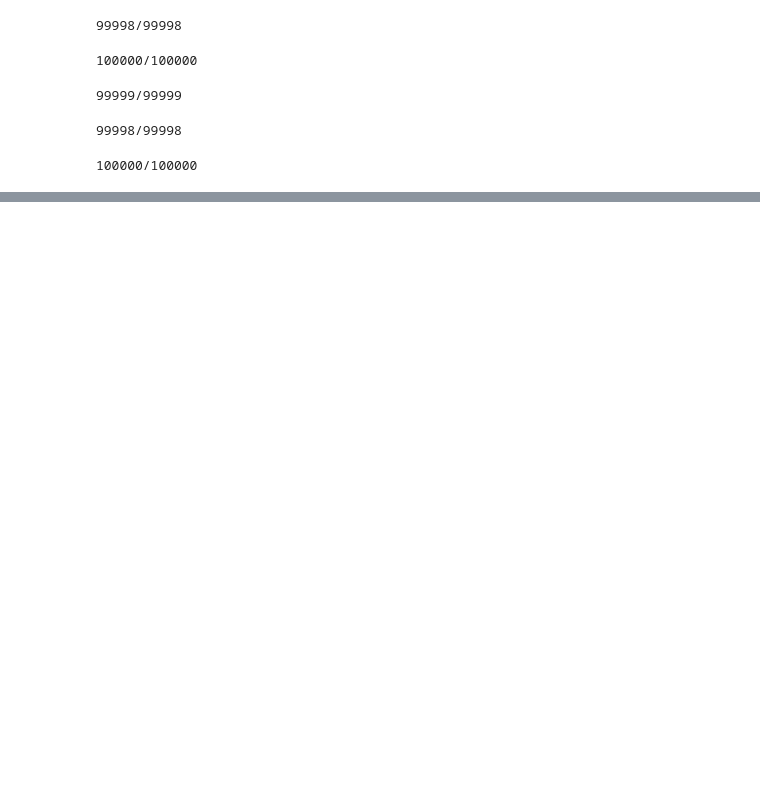
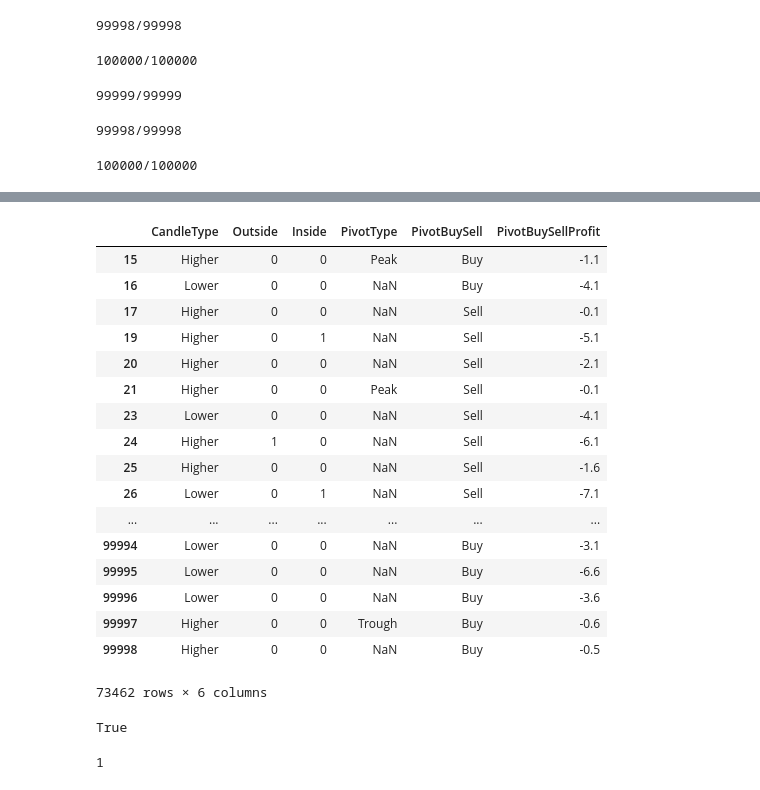
Before and after one commit to jasonnguyen3697/PriceActionAnalysis, a Jupyter notebook: DraftScripts.ipynb, the cells around one changed output, grey strips where cells are left out. Saved outputs shown, nothing was run; the diff lists cells and outputs as text; code cells hidden in the pictures; blank space fills up the shorter version.

```diff
--- a/DraftScripts.ipynb
+++ b/DraftScripts.ipynb
@@ -228,5 +332,3 @@ except ValueError:
     print("RejectionCount and/or SupportRejectionCount and/or ResistanceRejectionCount and/or RejectionFailedCount already exists in table horizontalLines")
 # %% [output]
 100000/100000
-# %%
-startIndex = int(min(dataset.loc[dataset['DateTime'] > str(horizontalLines.iloc[0]['DateTime'])].index)) + 1
@@ -236,0 +387,41 @@ min(dataset.loc[dataset['DateTime'] > str(horizontalLines.iloc[0]['DateTime'])].
+# %%
+# from eyeballing trades that fail and the events occuring before them
+# suspect that the major reason for failure is due to inside or outside bar which causes a direction change in price
+# but not picked up by the current definition of a pivot point
+# investigate this by obtaining list of continuous loss
+
+index = list(dataset.loc[(dataset["PivotBuySellProfit"] < 0) | (dataset["PivotBuySellProfit"].isna())].index)
+currentIndex = index[0]
+startIndex = []
+tentativeStartIndex = currentIndex
+firstInsideCandlePositionInSequence = []
+firstInsideCandleIndex = -1
+firstOutsideCandlePositionInSequence = []
+firstOutsideCandleIndex = -1
+sequenceLength = []
+minInsideOutsidePosition = []
+endIndex = []
+
+for i in range(1, len(index)):
+    print(str(i+1) + "/" + str(len(index)), end="\r")
+    if (dataset.iloc[currentIndex]["Outside"] == 1) and (firstOutsideCandleIndex == -1):
+        firstOutsideCandleIndex = currentIndex
+    elif (dataset.iloc[currentIndex]["Inside"] == 1) and (firstInsideCandleIndex == -1):
+        firstInsideCandleIndex = currentIndex
+    nextIndex = index[i]
+    if currentIndex < nextIndex - 1:
+        if tentativeStartIndex < currentIndex:
+            startIndex.append(tentativeStartIndex)
+            endIndex.append(currentIndex)
+            firstInsideCandlePositionInSequence.append(-1 if (firstInsideCandleIndex == -1) else (firstInsideCandleIndex - tentativeStartIndex + 1))
+            firstOutsideCandlePositionInSequence.append(-1 if (firstOutsideCandleIndex == -1) else (firstOutsideCandleIndex - tentativeStartIndex + 1))
+            sequenceLength.append(currentIndex - tentativeStartIndex + 1)
+            minInsideOutsidePosition.append(min(firstOutsideCandlePositionInSequence[len(firstOutsideCandlePositionInSequence)-1] if (firstInsideCandlePositionInSequence[len(firstInsideCandlePositionInSequence)-1] == -1) else firstInsideCandlePositionInSequence[len(firstInsideCandlePositionInSequence)-1]
+                                                ,firstInsideCandlePositionInSequence[len(firstInsideCandlePositionInSequence)-1] if (firstOutsideCandlePositionInSequence[len(firstOutsideCandlePositionInSequence)-1] == -1) else firstOutsideCandlePositionInSequence[len(firstOutsideCandlePositionInSequence)-1]))
+        tentativeStartIndex = nextIndex
+        firstOutsideCandleIndex = -1
+        firstInsideCandleIndex = -1
+    currentIndex = nextIndex
+
+dataDict = {"StartIndex": startIndex, "EndIndex": endIndex, "SequenceLength": sequenceLength, "FirstInsideCandle": firstInsideCandlePositionInSequence, "FirstOutsideCandle": firstOutsideCandlePositionInSequence, "MinOutsideInsidePosition": minInsideOutsidePosition}
+LossSequence = pd.DataFrame(data=dataDict, dtype=pd.Int64Dtype)
@@ -254,0 +601,30 @@ higherHigh
+# %%
+dataset.loc[dataset["PivotBuySellProfit"] < 0][["CandleType", "Outside", "Inside", "PivotType", "PivotBuySell", "PivotBuySellProfit"]]
+# %% [output]
+|  | CandleType | Outside | Inside | PivotType | PivotBuySell | PivotBuySellProfit |
+| 15 | Higher | 0 | 0 | Peak | Buy | -1.1 |
+| 16 | Lower | 0 | 0 | NaN | Buy | -4.1 |
+| 17 | Higher | 0 | 0 | NaN | Sell | -0.1 |
+| 19 | Higher | 0 | 1 | NaN | Sell | -5.1 |
+| 20 | Higher | 0 | 0 | NaN | Sell | -2.1 |
+| 21 | Higher | 0 | 0 | Peak | Sell | -0.1 |
+| 23 | Lower | 0 | 0 | NaN | Sell | -4.1 |
+| 24 | Higher | 1 | 0 | NaN | Sell | -6.1 |
+| 25 | Higher | 0 | 0 | NaN | Sell | -1.6 |
+| 26 | Lower | 0 | 1 | NaN | Sell | -7.1 |
+| ... | ... | ... | ... | ... | ... | ... |
+| 99994 | Lower | 0 | 0 | NaN | Buy | -3.1 |
+| 99995 | Lower | 0 | 0 | NaN | Buy | -6.6 |
+| 99996 | Lower | 0 | 0 | NaN | Buy | -3.6 |
+| 99997 | Higher | 0 | 0 | Trough | Buy | -0.6 |
+| 99998 | Higher | 0 | 0 | NaN | Buy | -0.5 |
+73462 rows × 6 columns
+# %%
+a = np.nan
+(a is np.nan)
+# %% [output]
+True
+# %%
+1 if (a is np.nan) else 0
+# %% [output]
+1
```
Also changed, not shown: parts of 18 cells of this notebook.
